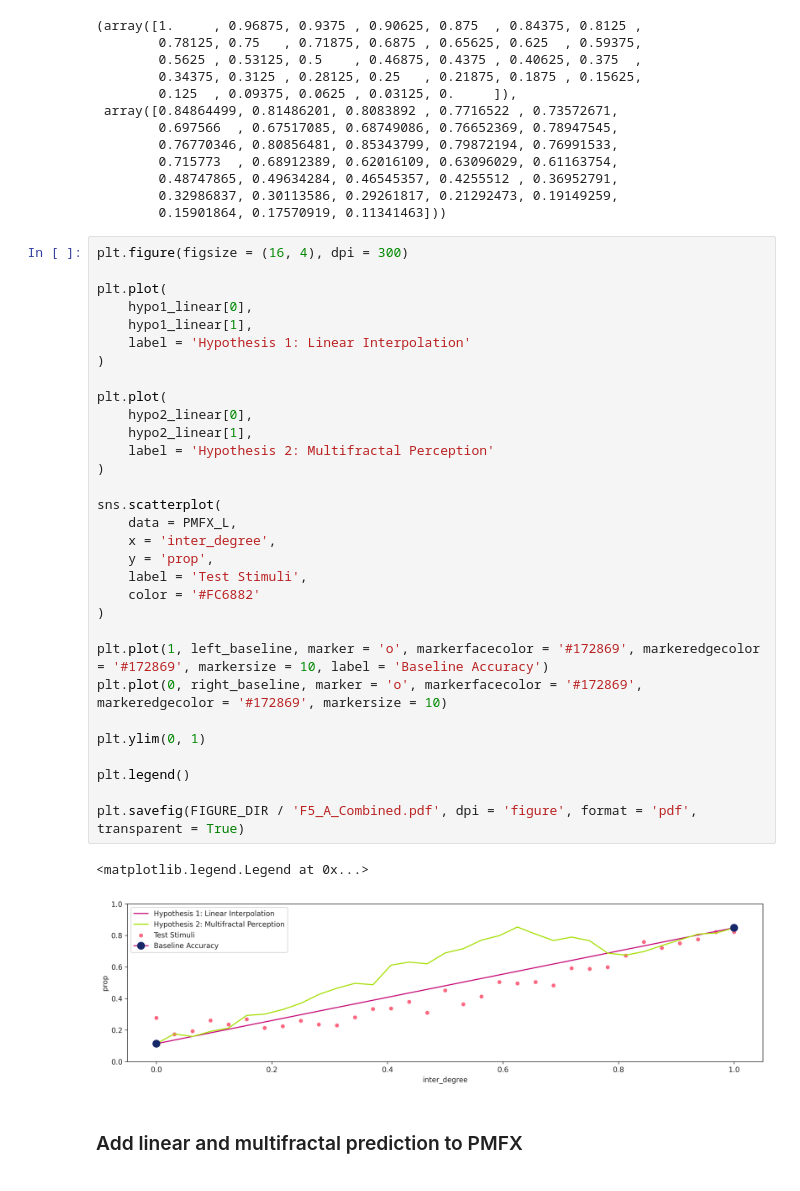
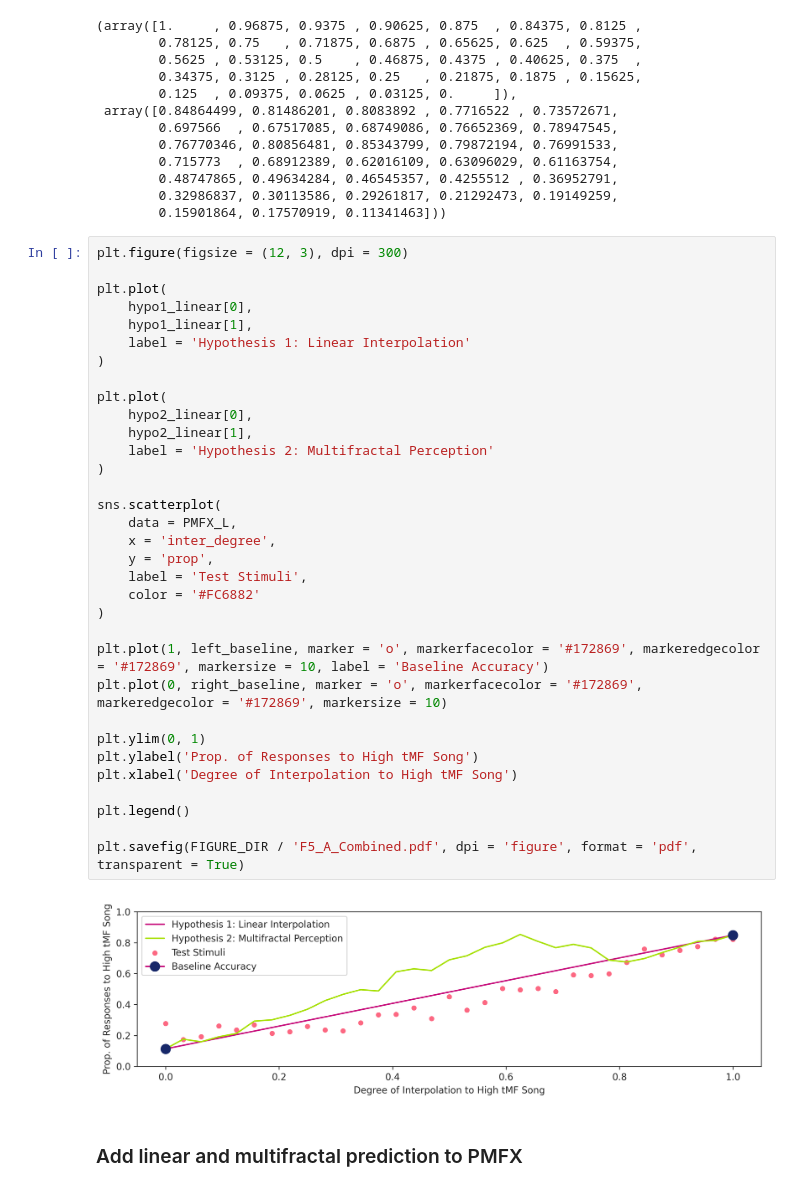
Before and after one commit to xingjeffrey/starling_rhythm_mfdfa, a Jupyter notebook: notebooks/TwoAC_MFDiscrim_Salvage/Interpolation Test Stimuli Performance V3.ipynb, the cells around one changed output. Drawn from its saved outputs; the diff is of its cells as text.

Commit message:
Add new figure

```diff
--- a/notebooks/TwoAC_MFDiscrim_Salvage/Interpolation Test Stimuli Performance V3.ipynb
+++ b/notebooks/TwoAC_MFDiscrim_Salvage/Interpolation Test Stimuli Performance V3.ipynb
@@ -367,39 +367,40 @@ hypo2_linear
         0.32986837, 0.30113586, 0.29261817, 0.21292473, 0.19149259,
         0.15901864, 0.17570919, 0.11341463]))
 # %%
-plt.figure(figsize = (16, 4), dpi = 300)
+plt.figure(figsize = (12, 3), dpi = 300)
 
 plt.plot(
     hypo1_linear[0],
     hypo1_linear[1],
     label = 'Hypothesis 1: Linear Interpolation'
 )
 
 plt.plot(
     hypo2_linear[0],
     hypo2_linear[1],
     label = 'Hypothesis 2: Multifractal Perception'
 )
 
 sns.scatterplot(
     data = PMFX_L,
     x = 'inter_degree',
     y = 'prop',
     label = 'Test Stimuli',
     color = '#FC6882'
 )
 
 plt.plot(1, left_baseline, marker = 'o', markerfacecolor = '#172869', markeredgecolor = '#172869', markersize = 10, label = 'Baseline Accuracy')
 plt.plot(0, right_baseline, marker = 'o', markerfacecolor = '#172869', markeredgecolor = '#172869', markersize = 10)
 
 plt.ylim(0, 1)
+plt.ylabel('Prop. of Responses to High tMF Song')
+plt.xlabel('Degree of Interpolation to High tMF Song')
 
 plt.legend()
 
 plt.savefig(FIGURE_DIR / 'F5_A_Combined.pdf', dpi = 'figure', format = 'pdf', transparent = True)
 # %% [output]
-<matplotlib.legend.Legend at 0x...>
-[figure, old version]
+[figure, new version]
 # %% [markdown]
 ### Add linear and multifractal prediction to PMFX
 # %%
```
Also changed, not shown: parts of 4 cells of this notebook, 3 other files.
